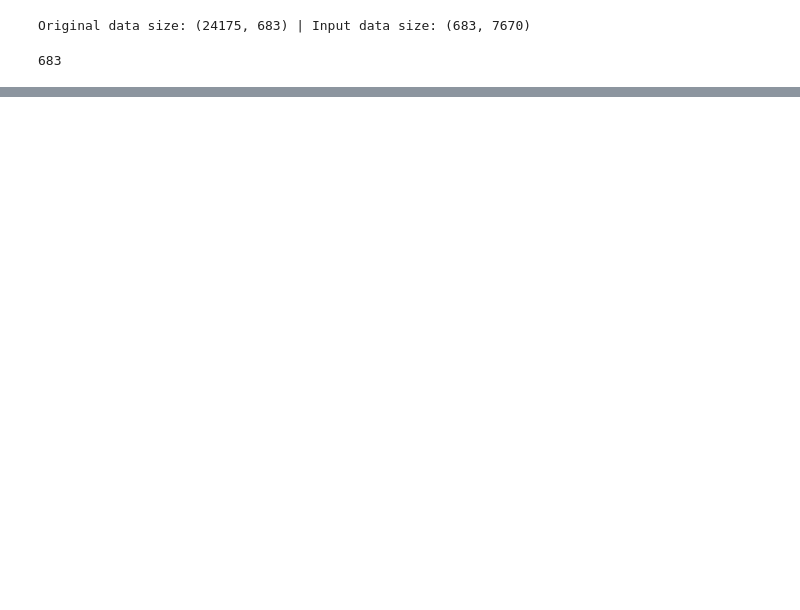
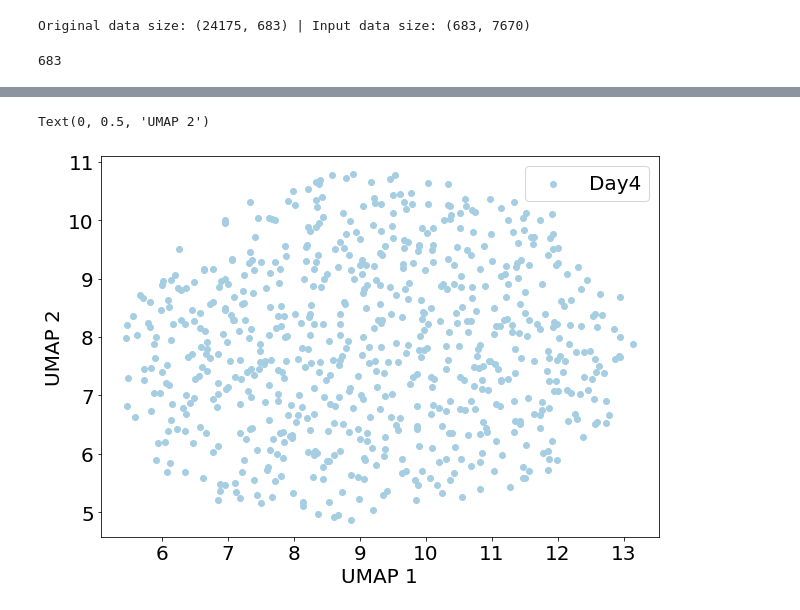
Before and after one commit to ZhangLabGT/scDisInFact, a Jupyter notebook: AntennaVAE/AE_model.ipynb, the cells around one changed output, grey strips where cells are left out. Drawn from its saved outputs; the diff is of its cells as text; code cells hidden in the pictures; blank space fills up the shorter version.

```diff
--- a/AntennaVAE/AE_model.ipynb
+++ b/AntennaVAE/AE_model.ipynb
@@ -155,0 +224,25 @@ for epoch in range(num_epochs):
+# %%
+from umap import UMAP
+import matplotlib.pyplot as plt
+from matplotlib import rcParams
+rcParams["font.size"] = 20
+
+umap_op = UMAP(n_components = 2, min_dist = 0.4, random_state = 0)
+for data in test_loader:
+    z = encoder(data["count"].to(device))
+
+z_umap = umap_op.fit_transform(z.detach().cpu().numpy())
+
+# plot the figure
+# number of clusters within one batch, here we use 1 because we don't have cluster label within one batch for now
+n_clust = 1
+clust_color = plt.cm.get_cmap("Paired", n_clust)
+fig = plt.figure(figsize = (10,7))
+ax = fig.add_subplot()
+ax.scatter(z_umap[:,0], z_umap[:, 1], color = clust_color(0), label = "Day4")
+ax.legend()
+ax.set_xlabel("UMAP 1")
+ax.set_ylabel("UMAP 2")
+# %% [output]
+Text(0, 0.5, 'UMAP 2')
+[figure, added]
```
Also changed, not shown: parts of 9 cells of this notebook, 3 other files.
